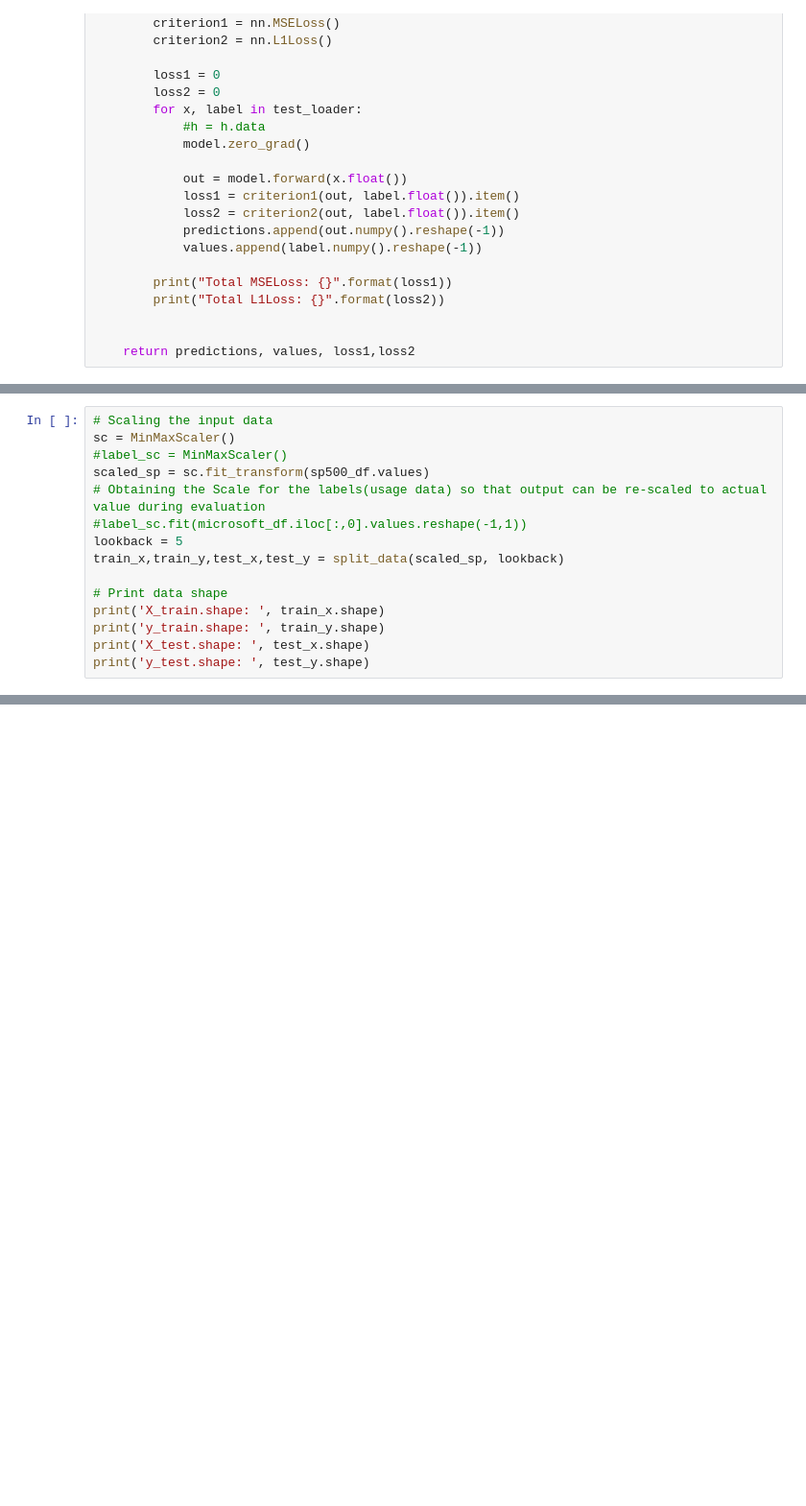
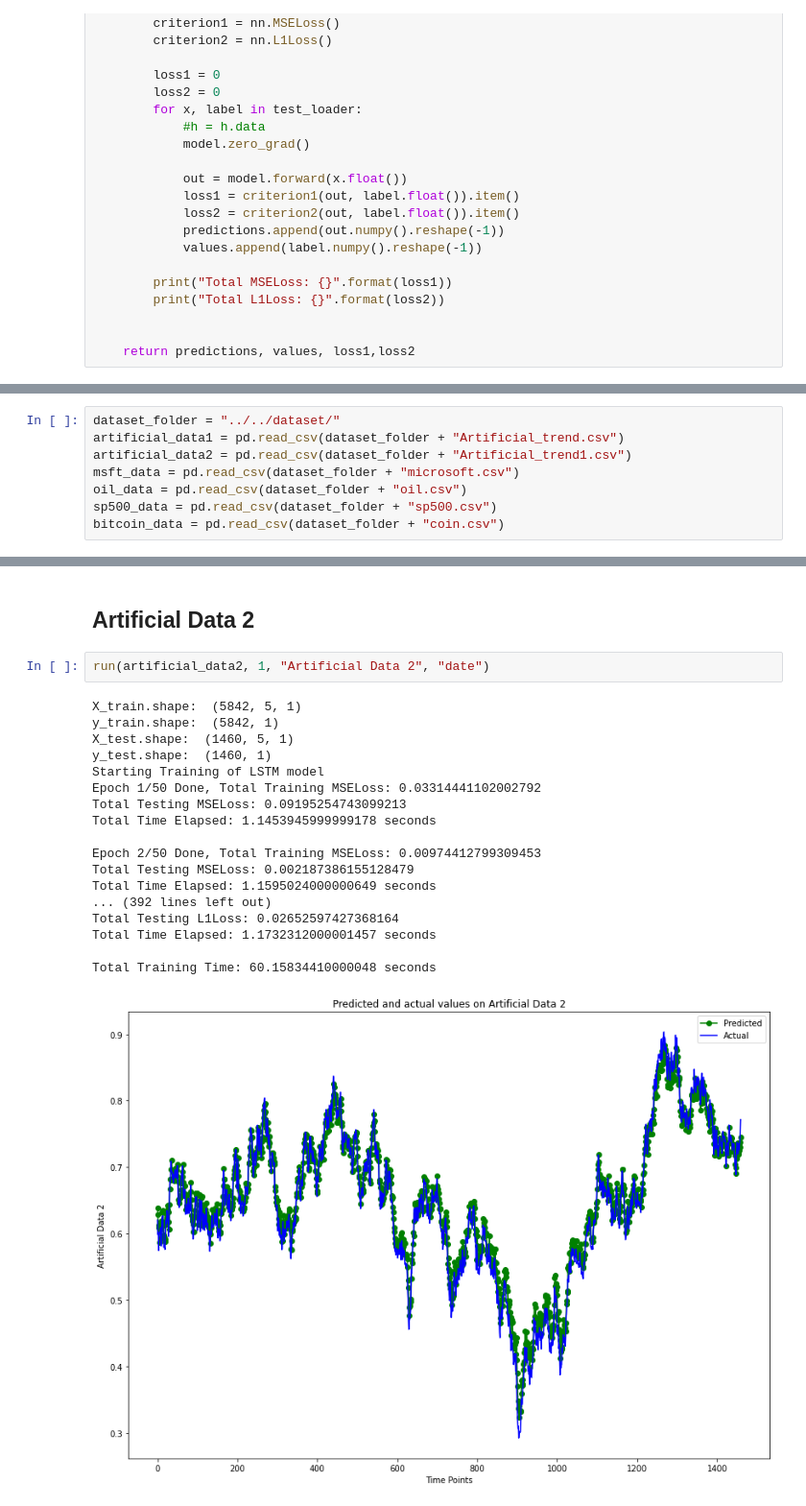
Before and after one commit to goodudetheboy/TimeSeriesWithNN, a Jupyter notebook: src/model/LSTM_wu.ipynb, the cells around one changed output, grey strips where cells are left out. Shown at 96% size. Saved outputs shown, nothing was run; the diff lists cells and outputs as text; blank space fills up the shorter version.

Commit message:
Update LSTM

```diff
--- a/src/model/LSTM_wu.ipynb
+++ b/src/model/LSTM_wu.ipynb
@@ -234,15 +211,0 @@ sp500_df
-# %%
-# Scaling the input data
-sc = MinMaxScaler()
-#label_sc = MinMaxScaler()
-scaled_sp = sc.fit_transform(sp500_df.values)
-# Obtaining the Scale for the labels(usage data) so that output can be re-scaled to actual value during evaluation
-#label_sc.fit(microsoft_df.iloc[:,0].values.reshape(-1,1))
-lookback = 5
-train_x,train_y,test_x,test_y = split_data(scaled_sp, lookback)
-
-# Print data shape
-print('X_train.shape: ', train_x.shape)
-print('y_train.shape: ', train_y.shape)
-print('X_test.shape: ', test_x.shape)
-print('y_test.shape: ', test_y.shape)
@@ -309,0 +266,8 @@ plt.legend()
+# %%
+dataset_folder = "../../dataset/"
+artificial_data1 = pd.read_csv(dataset_folder + "Artificial_trend.csv")
+artificial_data2 = pd.read_csv(dataset_folder + "Artificial_trend1.csv")
+msft_data = pd.read_csv(dataset_folder + "microsoft.csv")
+oil_data = pd.read_csv(dataset_folder + "oil.csv")
+sp500_data = pd.read_csv(dataset_folder + "sp500.csv")
+bitcoin_data = pd.read_csv(dataset_folder + "coin.csv")
@@ -309,0 +297,23 @@ plt.legend()
+# %% [markdown]
+## Artificial Data 2
+# %%
+run(artificial_data2, 1, "Artificial Data 2", "date")
+# %% [output]
+X_train.shape:  (5842, 5, 1)
+y_train.shape:  (5842, 1)
+X_test.shape:  (1460, 5, 1)
+y_test.shape:  (1460, 1)
+Starting Training of LSTM model
+Epoch 1/50 Done, Total Training MSELoss: 0.03314441102002792
+Total Testing MSELoss: 0.09195254743099213
+Total Time Elapsed: 1.1453945999999178 seconds
+
+Epoch 2/50 Done, Total Training MSELoss: 0.00974412799309453
+Total Testing MSELoss: 0.002187386155128479
+Total Time Elapsed: 1.1595024000000649 seconds
+... (392 lines left out)
+Total Testing L1Loss: 0.02652597427368164
+Total Time Elapsed: 1.1732312000001457 seconds
+
+Total Training Time: 60.15834410000048 seconds
+[figure, added]
```
Also changed, not shown: parts of 21 cells of this notebook.
